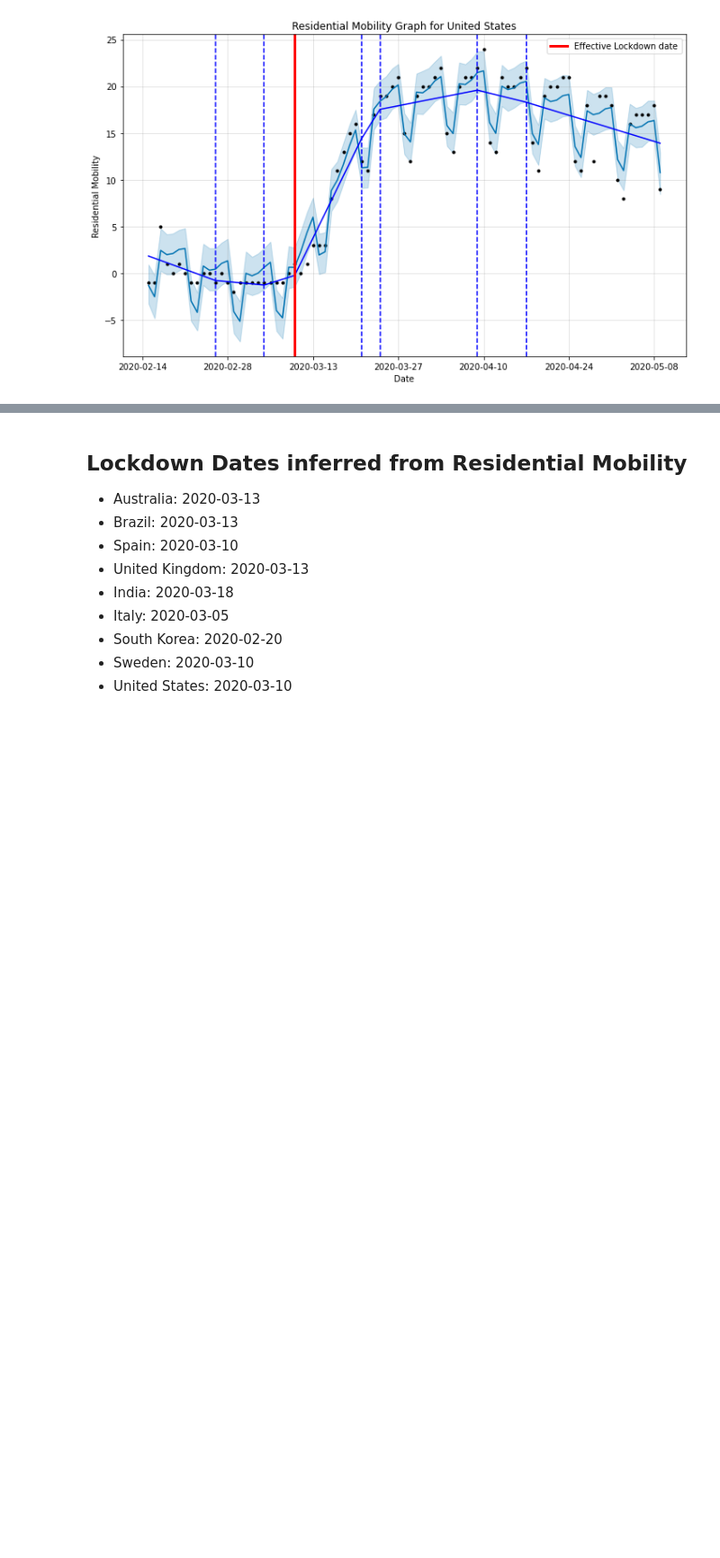
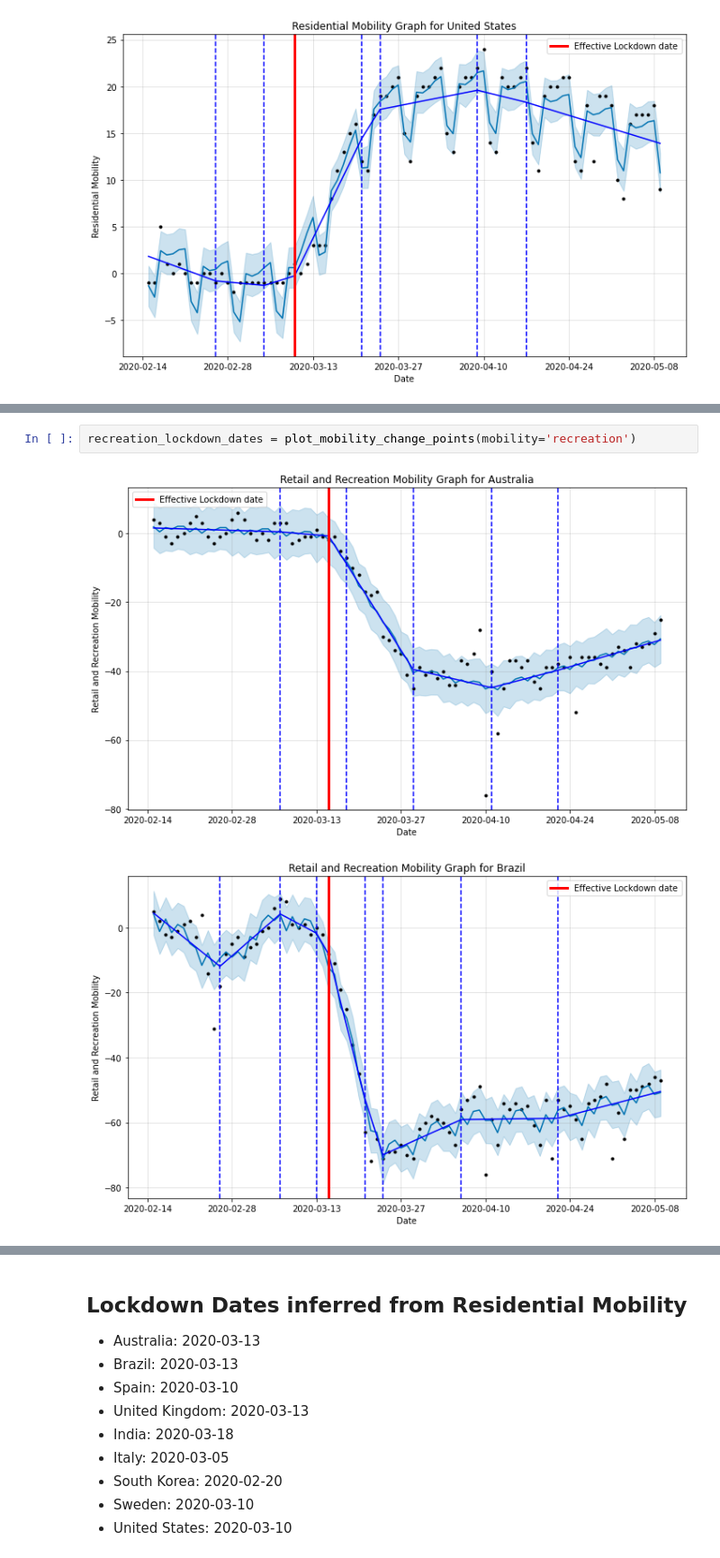
Before and after one commit to surajx/lockdown-inference, a Jupyter notebook: notebooks/lockdown-estimation.ipynb, the cells around one changed output, grey strips where cells are left out. Shown at 90% size. Drawn from its saved outputs; the diff is of its cells as text; blank space fills up the shorter version.

```diff
--- a/notebooks/lockdown-estimation.ipynb
+++ b/notebooks/lockdown-estimation.ipynb
@@ -197,0 +142,5 @@ home_lockdown_dates
+# %%
+recreation_lockdown_dates = plot_mobility_change_points(mobility='recreation')
+# %% [output]
+[figure, added]
+[figure, added]
```
Also changed, not shown: parts of 9 cells of this notebook, 51 other files.
